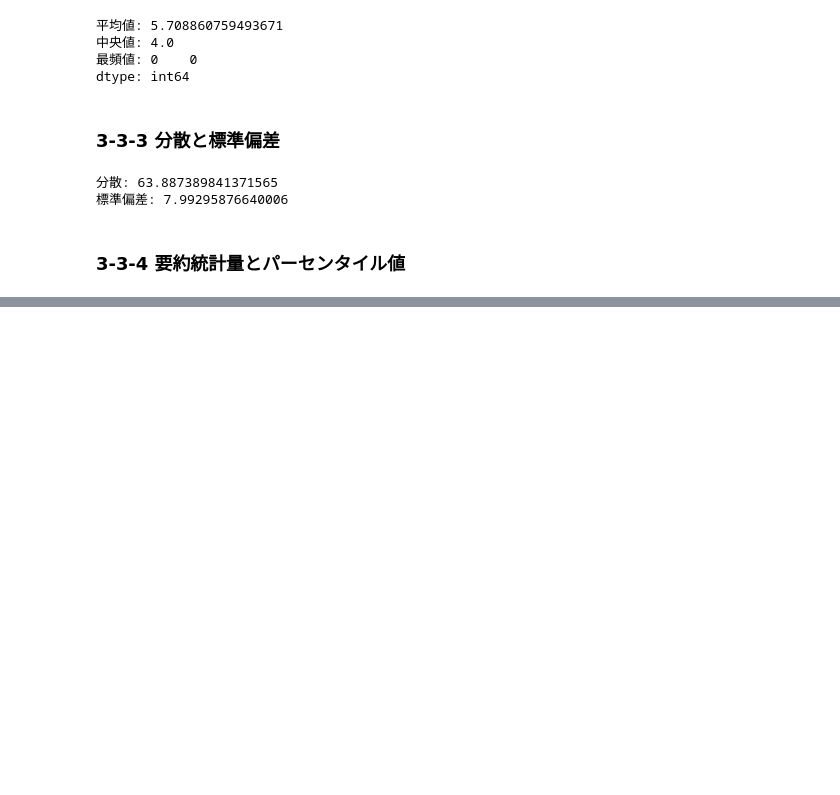
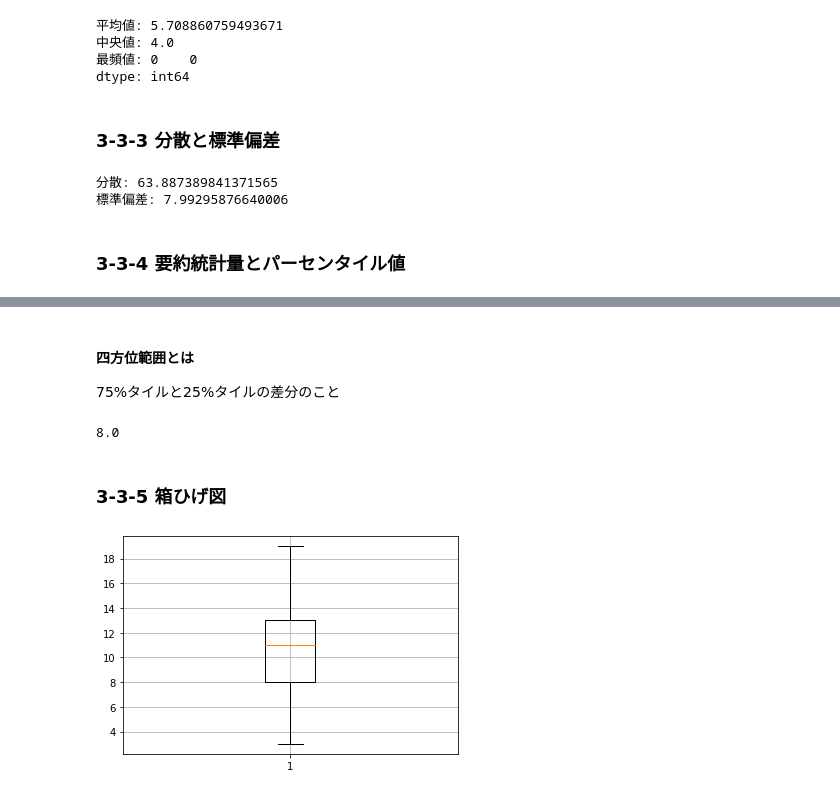
Before and after one commit to kanameg/data_scientist_training_cource, a Jupyter notebook: python/src/ data_scientist_training_chap3.ipynb, the cells around one changed output, grey strips where cells are left out. Saved outputs shown, nothing was run; the diff lists cells and outputs as text; code cells hidden in the pictures; blank space fills up the shorter version.

```diff
--- a/python/src/ data_scientist_training_chap3.ipynb
+++ b/python/src/ data_scientist_training_chap3.ipynb
@@ -131,0 +145,16 @@ print('標準偏差:', student_data_math['absences'].std(ddof=0))
+# %% [markdown]
+#### 四方位範囲とは
+75%タイルと25%タイルの差分のこと
+# %%
+# 四方位範囲を求める
+student_data_math['absences'].describe()[6] - student_data_math['absences'].describe()[4]
+# %% [output]
+8.0
+# %% [markdown]
+### 3-3-5 箱ひげ図
+# %%
+# matplot版
+plt.boxplot(student_data_math['G1'])
+plt.grid(True)
+# %% [output]
+[figure, added]
```
Also changed, not shown: parts of 9 cells of this notebook.
